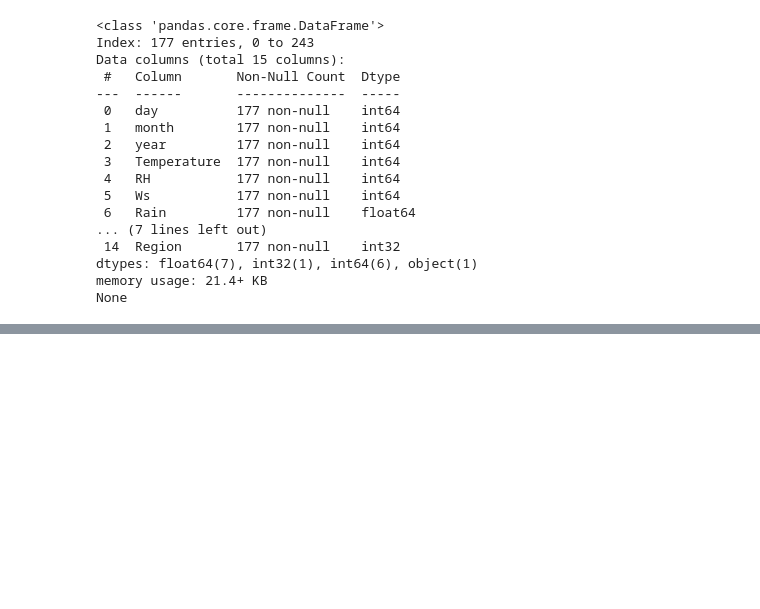
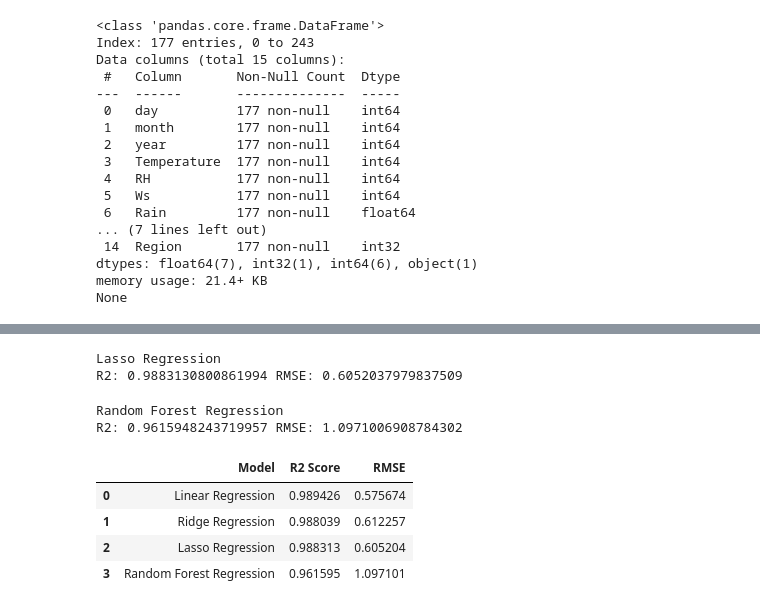
Before and after one commit to Aspire-Infolabs/FWI_Prediction_Batch8, a Jupyter notebook: FWI_Prediction_Modules.ipynb, the cells around one changed output, grey strips where cells are left out. Cells and saved outputs as stored; diff of their text form; code cells hidden in the pictures; blank space fills up the shorter version.

```diff
--- a/FWI_Prediction_Modules.ipynb
+++ b/FWI_Prediction_Modules.ipynb
@@ -275,0 +362,6 @@ df.to_csv("FWI_Cleaned_Dataset.csv", index=False)
+# %%
+#Step 21:Evaluation Function
+def evaluate_model(y_true, y_pred):
+    r2 = r2_score(y_true, y_pred)
+    rmse = np.sqrt(mean_squared_error(y_true, y_pred))
+    return r2, rmse
@@ -275,0 +446,67 @@ df.to_csv("FWI_Cleaned_Dataset.csv", index=False)
+# %%
+#Step 22: c) Lasso Regression Model
+lasso = Lasso(alpha=0.01)
+lasso.fit(X_train, y_train)
+
+y_pred_lasso = lasso.predict(X_test)
+r2, rmse = evaluate_model(y_test, y_pred_lasso)
+
+print("Lasso Regression")
+print("R2:", r2, "RMSE:", rmse)
+
+with open("lasso.pkl", "wb") as f:
+    pickle.dump(lasso, f)
+# %% [output]
+Lasso Regression
+R2: 0.9883130800861994 RMSE: 0.6052037979837509
+# %%
+#Step 22: d) Random Forest Regressor Model
+rf = RandomForestRegressor(
+    n_estimators=100,
+    random_state=42,
+    max_depth=None
+)
+rf.fit(X_train, y_train)
+y_pred_rf = rf.predict(X_test)
+r2, rmse = evaluate_model(y_test, y_pred_rf)
+print("Random Forest Regression")
+print("R2:", r2, "RMSE:", rmse)
+with open("random_forest.pkl", "wb") as f:
+    pickle.dump(rf, f)
+# %% [output]
+Random Forest Regression
+R2: 0.9615948243719957 RMSE: 1.0971006908784302
+# %%
+#Step 23: Model Comparison
+y_pred_ridge = final_ridge_model.predict(X_test_scaled)
+def rmse(y_true, y_pred):
+    return np.sqrt(mean_squared_error(y_true, y_pred))
+
+comparison = pd.DataFrame({
+    "Model": [
+        "Linear Regression",
+        "Ridge Regression",
+        "Lasso Regression",
+        "Random Forest Regression"
+    ],
+    "R2 Score": [
+        r2_score(y_test, y_pred_linear),
+        r2_score(y_test, y_pred_ridge),
+        r2_score(y_test, y_pred_lasso),
+        r2_score(y_test, y_pred_rf)
+    ],
+    "RMSE": [
+        rmse(y_test, y_pred_linear),
+        rmse(y_test, y_pred_ridge),
+        rmse(y_test, y_pred_lasso),
+        rmse(y_test, y_pred_rf)
+    ]
+})
+
+comparison
+# %% [output]
+|  | Model | R2 Score | RMSE |
+| 0 | Linear Regression | 0.989426 | 0.575674 |
+| 1 | Ridge Regression | 0.988039 | 0.612257 |
+| 2 | Lasso Regression | 0.988313 | 0.605204 |
+| 3 | Random Forest Regression | 0.961595 | 1.097101 |
```
Also changed, not shown: parts of 19 cells of this notebook, 6 other files.
